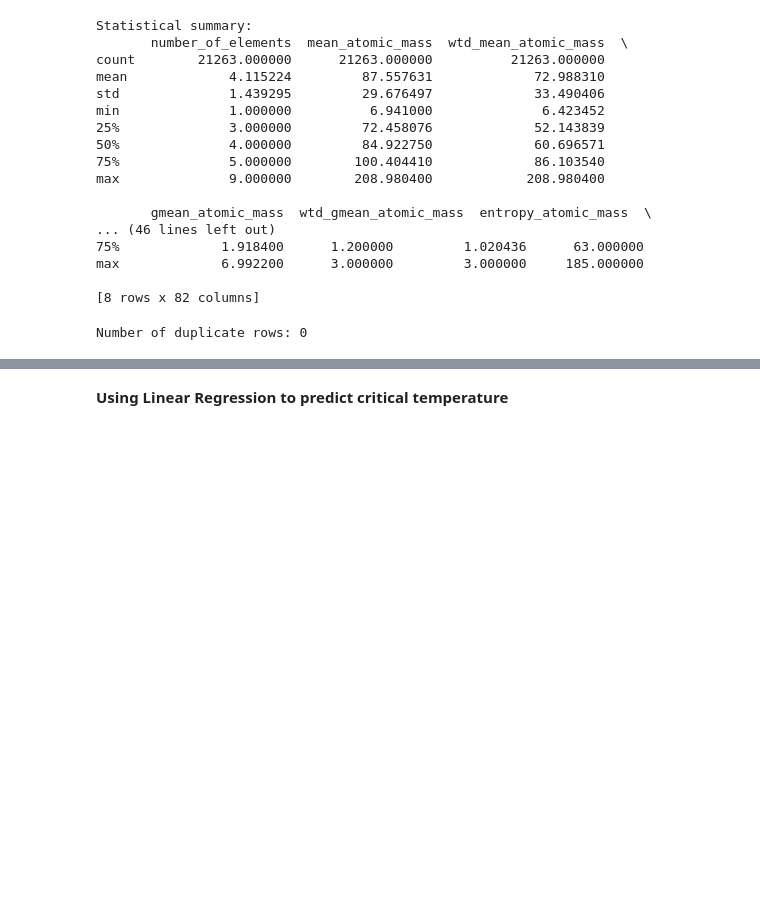
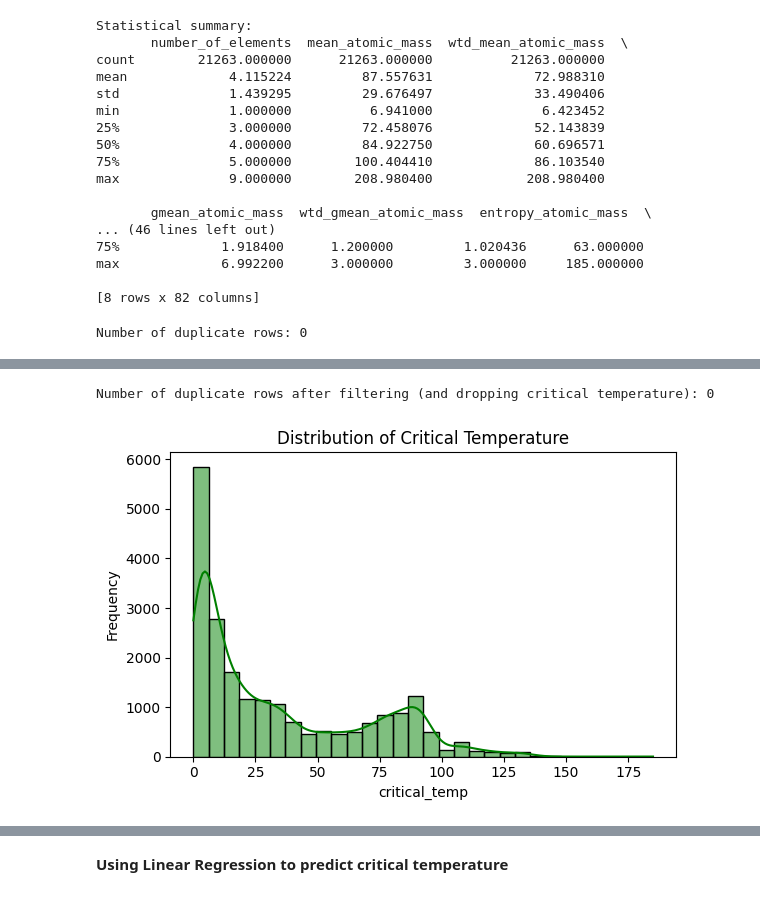
Before and after one commit to mikko098/superconductivity, a Jupyter notebook: dataprocessing.ipynb, the cells around one changed output, grey strips where cells are left out. Saved outputs shown, nothing was run; the diff lists cells and outputs as text; code cells hidden in the pictures; blank space fills up the shorter version.

```diff
--- a/dataprocessing.ipynb
+++ b/dataprocessing.ipynb
@@ -191,0 +257,14 @@ for col in selected_cols:
+# %%
+print("Number of duplicate rows after filtering (and dropping critical temperature):",df_filtered.drop(columns = "critical_temp").duplicated().sum())
+# %% [output]
+Number of duplicate rows after filtering (and dropping critical temperature): 0
+# %%
+plt.figure(figsize=(6, 4))
+sns.histplot(data=df, x='critical_temp', bins=30, kde=True, color='green')
+plt.title('Distribution of Critical Temperature')
+plt.xlabel('critical_temp')
+plt.ylabel('Frequency')
+plt.tight_layout()
+plt.show()
+# %% [output]
+[figure, added]
```
Also changed, not shown: parts of 117 cells of this notebook.
